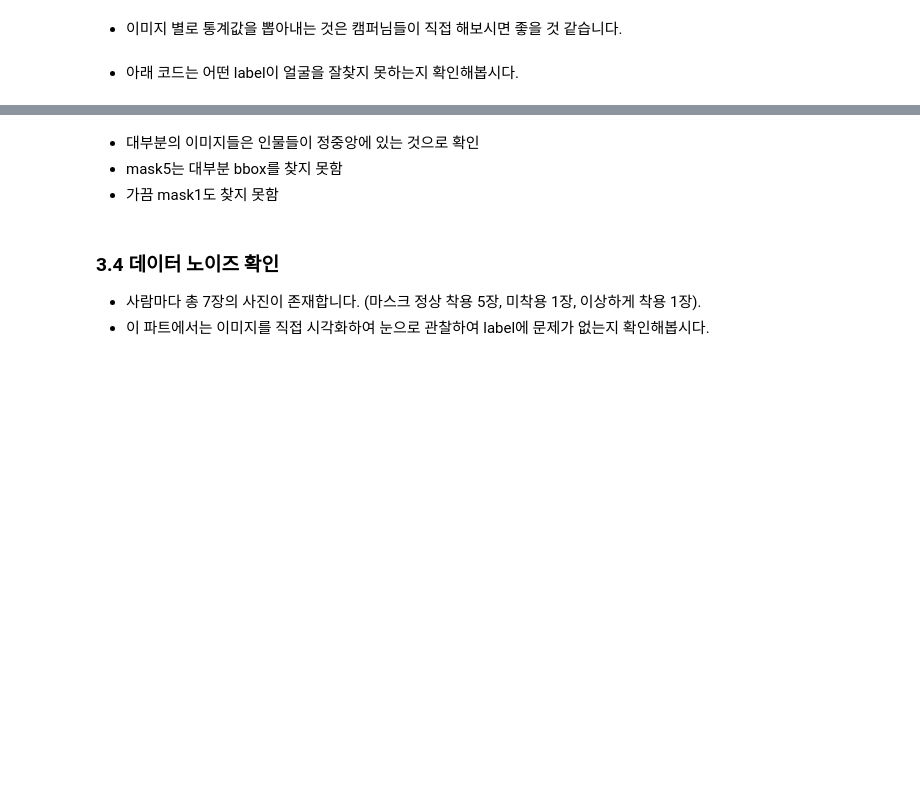
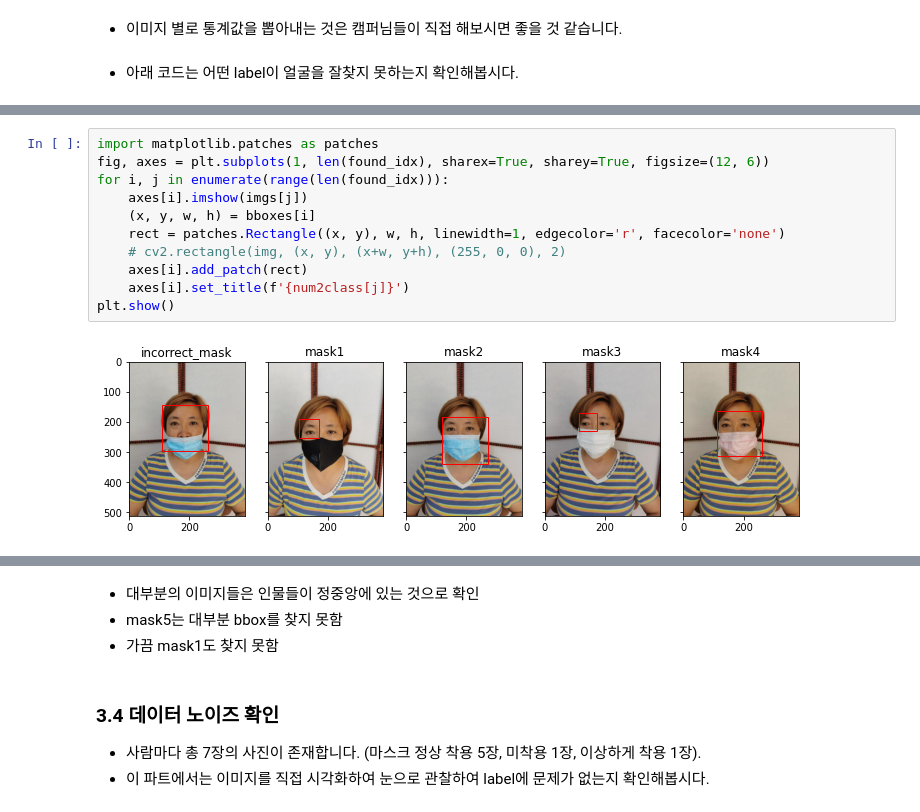
Before and after one commit to boostcampaitech3/level1-image-classification-level1-recsys-03, a Jupyter notebook: special_mission/2_EDA_(정답).ipynb, the cells around one changed output, grey strips where cells are left out. Cells and saved outputs as stored; diff of their text form; blank space fills up the shorter version.

```diff
--- a/special_mission/2_EDA_(정답).ipynb
+++ b/special_mission/2_EDA_(정답).ipynb
@@ -308,3 +338,16 @@ error: OpenCV(4.5.1) /tmp/pip-req-build-ms668fyv/opencv/modules/objdetect/src/ca
+# %%
+import matplotlib.patches as patches
+fig, axes = plt.subplots(1, len(found_idx), sharex=True, sharey=True, figsize=(12, 6))
+for i, j in enumerate(range(len(found_idx))):
+    axes[i].imshow(imgs[j])
+    (x, y, w, h) = bboxes[i]
+    rect = patches.Rectangle((x, y), w, h, linewidth=1, edgecolor='r', facecolor='none')
+    # cv2.rectangle(img, (x, y), (x+w, y+h), (255, 0, 0), 2)
+    axes[i].add_patch(rect)
+    axes[i].set_title(f'{num2class[j]}')
+plt.show()
+# %% [output]
+[figure, added]
 # %%
 fig, axes = plt.subplots(1, len(not_found_idx), sharex=True, sharey=True, figsize=(12, 6))
 for i, j in enumerate(range(len(not_found_idx))):
```
Also changed, not shown: parts of 9 cells of this notebook, 1 other file.
